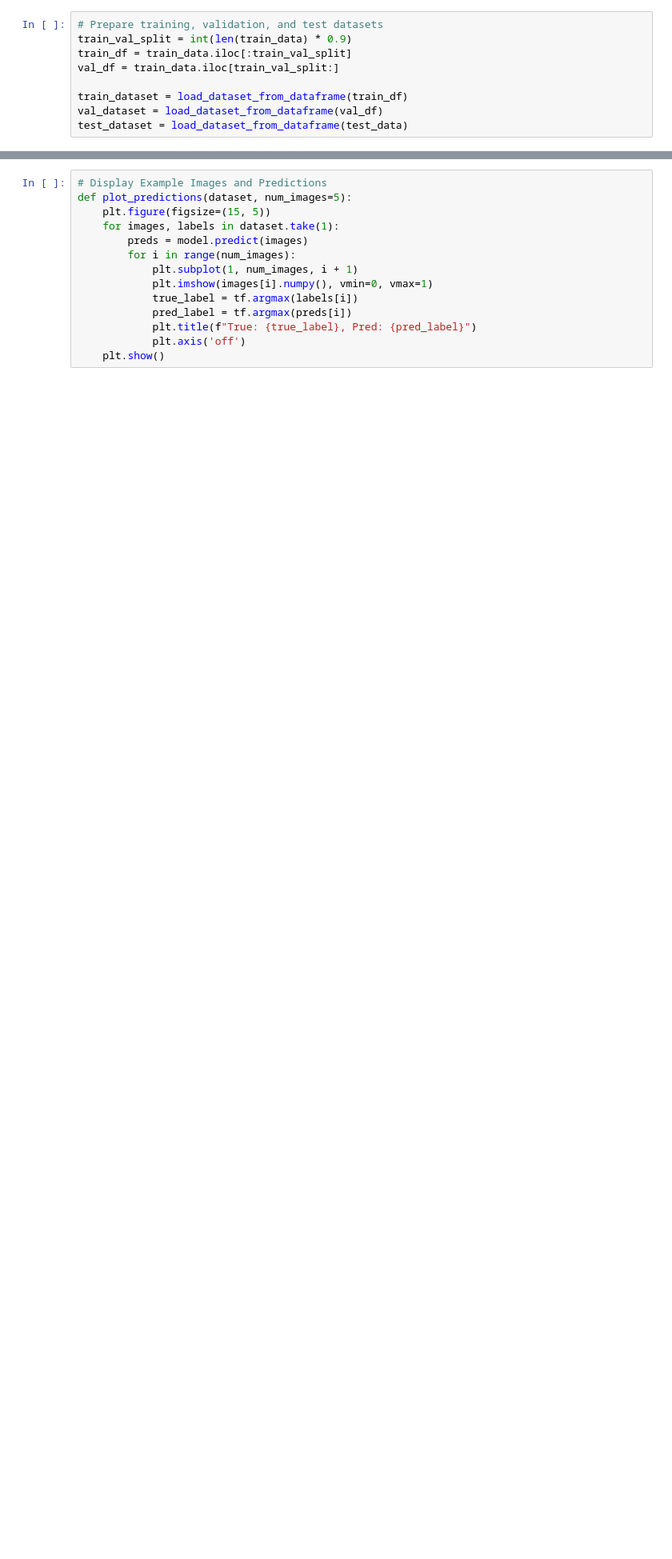
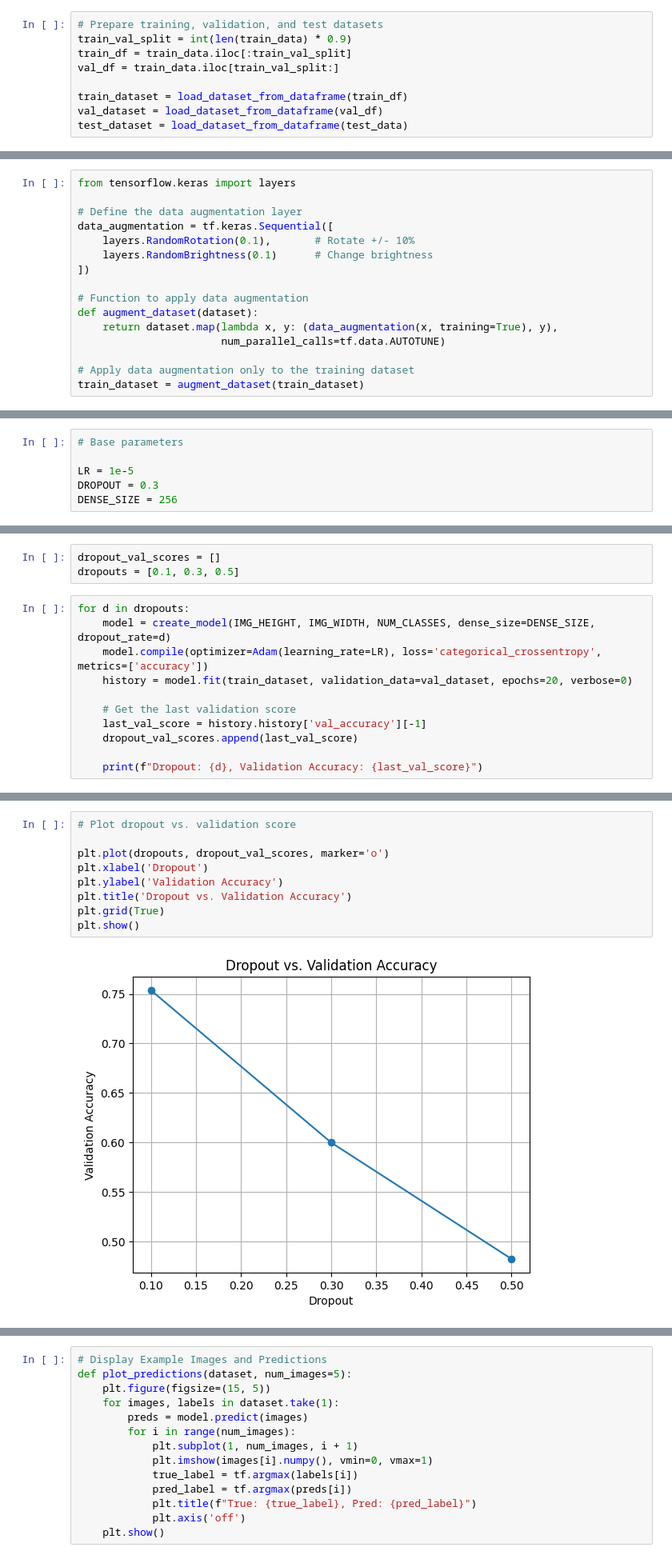
Before and after one commit to JLongStem3/Image-Detection-ASL-USD_MS_AAI-521, a Jupyter notebook: MobileNetV3_FineTuning.ipynb, the cells around one changed output, grey strips where cells are left out. Shown: that part at 80% size. Cells and saved outputs as stored; diff of their text form; blank space fills up the shorter version.

```diff
--- a/MobileNetV3_FineTuning.ipynb
+++ b/MobileNetV3_FineTuning.ipynb
@@ -73,0 +86,16 @@ test_dataset = load_dataset_from_dataframe(test_data)
+# %%
+from tensorflow.keras import layers
+
+# Define the data augmentation layer
+data_augmentation = tf.keras.Sequential([
+    layers.RandomRotation(0.1),       # Rotate +/- 10%
+    layers.RandomBrightness(0.1)      # Change brightness
+])
+
+# Function to apply data augmentation
+def augment_dataset(dataset):
+    return dataset.map(lambda x, y: (data_augmentation(x, training=True), y),
+                       num_parallel_calls=tf.data.AUTOTUNE)
+
+# Apply data augmentation only to the training dataset
+train_dataset = augment_dataset(train_dataset)
@@ -91,0 +123,6 @@ Downloading data from https://storage.googleapis.com/tensorflow/keras-applicatio
+# %%
+# Base parameters
+
+LR = 1e-5
+DROPOUT = 0.3
+DENSE_SIZE = 256
@@ -91,0 +131,14 @@ Downloading data from https://storage.googleapis.com/tensorflow/keras-applicatio
+# %%
+dropout_val_scores = []
+dropouts = [0.1, 0.3, 0.5]
+# %%
+for d in dropouts:
+    model = create_model(IMG_HEIGHT, IMG_WIDTH, NUM_CLASSES, dense_size=DENSE_SIZE, dropout_rate=d)
+    model.compile(optimizer=Adam(learning_rate=LR), loss='categorical_crossentropy', metrics=['accuracy'])
+    history = model.fit(train_dataset, validation_data=val_dataset, epochs=20, verbose=0)
+
+    # Get the last validation score
+    last_val_score = history.history['val_accuracy'][-1]
+    dropout_val_scores.append(last_val_score)
+
+    print(f"Dropout: {d}, Validation Accuracy: {last_val_score}")
@@ -91,0 +149,11 @@ Downloading data from https://storage.googleapis.com/tensorflow/keras-applicatio
+# %%
+# Plot dropout vs. validation score
+
+plt.plot(dropouts, dropout_val_scores, marker='o')
+plt.xlabel('Dropout')
+plt.ylabel('Validation Accuracy')
+plt.title('Dropout vs. Validation Accuracy')
+plt.grid(True)
+plt.show()
+# %% [output]
+[figure, added]
```
Also changed, not shown: parts of 43 cells of this notebook.
